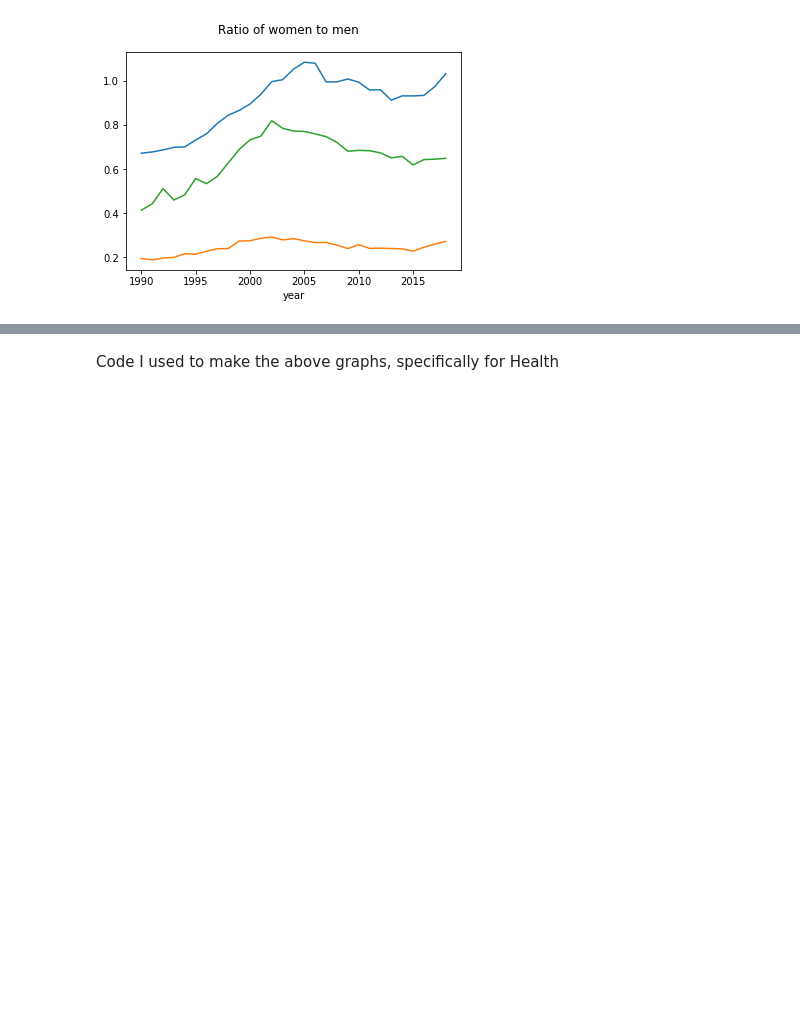
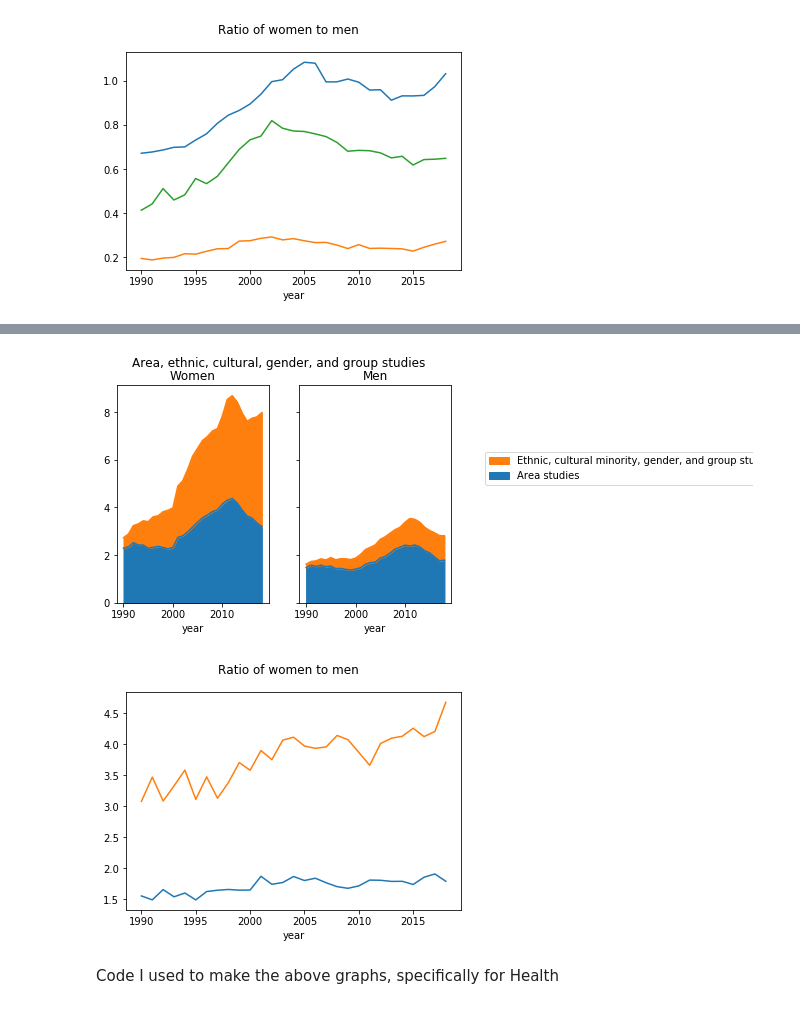
Before and after one commit to tara-sullivan/hcs, a Jupyter notebook: code/ipeds/ipeds_trends.ipynb, the cells around one changed output, grey strips where cells are left out. Saved outputs shown, nothing was run; the diff lists cells and outputs as text; code cells hidden in the pictures; blank space fills up the shorter version.

```diff
--- a/code/ipeds/ipeds_trends.ipynb
+++ b/code/ipeds/ipeds_trends.ipynb
@@ -514,3 +393,8 @@ cipgraph('40')
+# %%
+cipgraph('05')
+# %% [output]
+[figure, added]
+[figure, added]
 # %% [markdown]
 Code I used to make the above graphs, specifically for Health
 # %%
```
Also changed, not shown: parts of 9 cells of this notebook, 20 other files.
